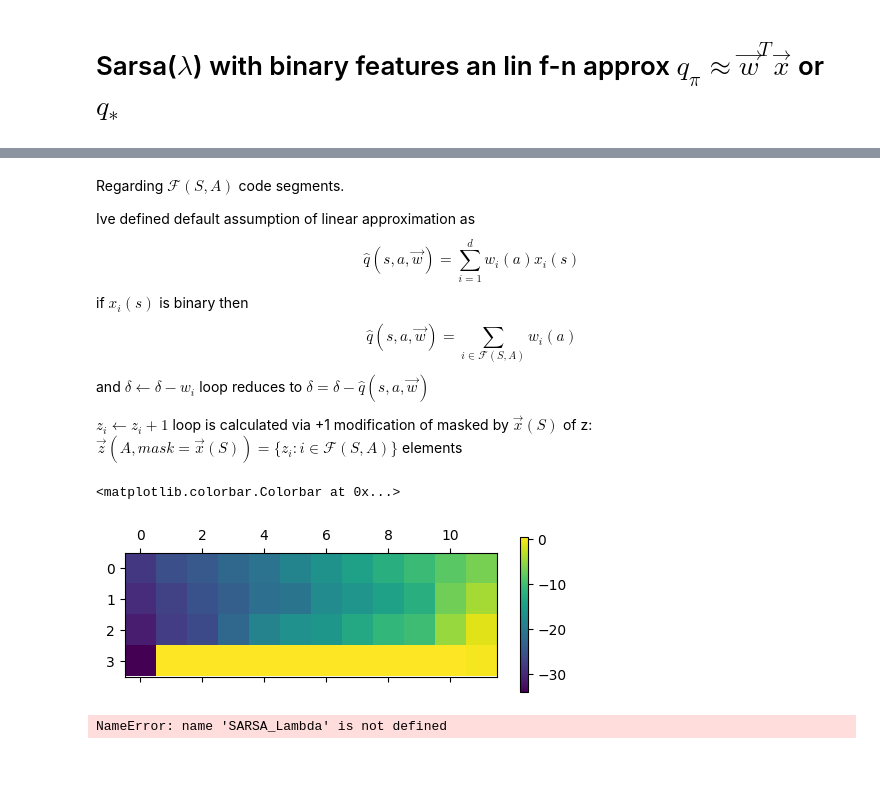
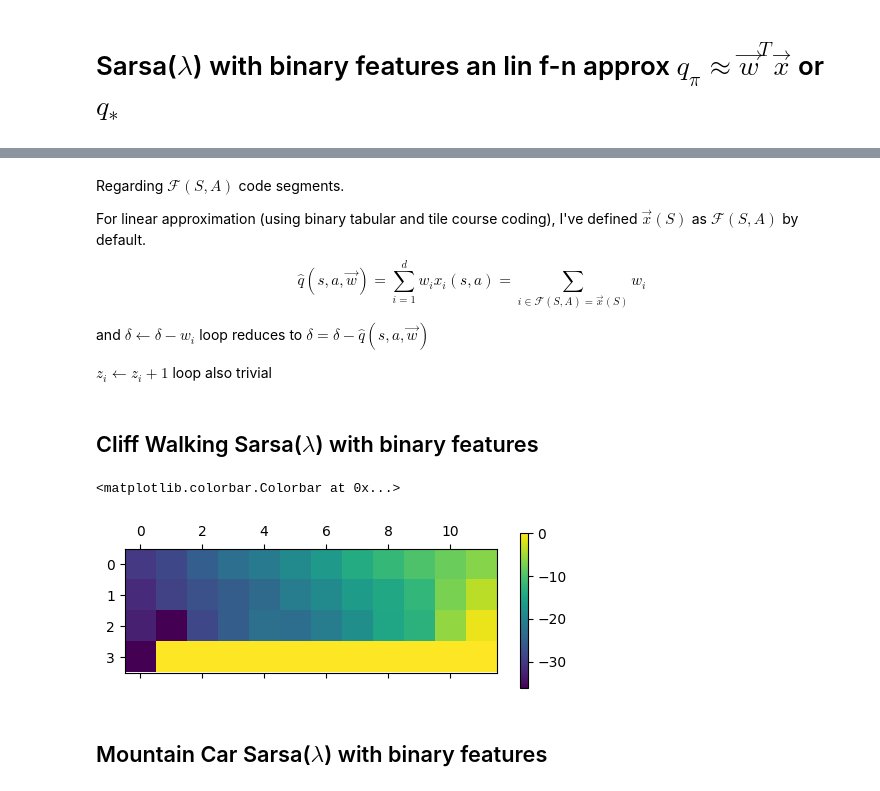
Before and after one commit to ajegorovs/aj_python_tool_lib, a Jupyter notebook: data_processing/neural_networks/RL_Reinforced_Learning/Sutton_P2_Ch12_Lambda_Methods.ipynb, the cells around one changed output, grey strips where cells are left out. Cells and saved outputs as stored; diff of their text form; code cells hidden in the pictures; blank space fills up the shorter version.

```diff
--- a/data_processing/neural_networks/RL_Reinforced_Learning/Sutton_P2_Ch12_Lambda_Methods.ipynb
+++ b/data_processing/neural_networks/RL_Reinforced_Learning/Sutton_P2_Ch12_Lambda_Methods.ipynb
@@ -207,11 +229,10 @@ plt.colorbar(c)
 # %% [markdown]
 Regarding $\mathcal{F}(S,A)$ code segments.
 
-Ive defined default assumption of linear approximation as
-$$\hat q(s,a, \vec{w}) = \sum_{i = 1}^d w_i(a) x_i(s)$$
-if $x_i(s)$ is binary then $$\hat q(s,a, \vec{w}) = \sum_{i \in \mathcal{F}(S,A)} w_i(a)$$
+For linear approximation (using binary tabular and tile course coding), I've defined $\vec{x}(S)$ as $\mathcal{F}(S,A)$ by default.
+$$\hat q(s,a, \vec{w}) = \sum_{i = 1}^d w_i x_i(s,a) = \sum_{i \in \mathcal{F}(S,A) = \vec{x}(S)} w_i $$
+
 and $\delta \leftarrow \delta - w_i$ loop reduces to $\delta  = \delta - \hat q(s,a, \vec{w})$
 
-$z_i \leftarrow z_i + 1$ loop
-is calculated via +1 modification of masked by $\vec{x}(S)$ of z: $\vec{z}(A,mask = \vec{x}(S)) = \{z_i:i \in \mathcal{F}(S,A)\}$ elements
+$z_i \leftarrow z_i + 1$ loop also trivial
 # %%
@@ -266,26 +285,14 @@ def SARSA_Lambda_Loop(env: SARSA_Lambda, N = 1):
     return
-# %%
-env = SARSA_Lambda("CliffWalking-v0", eps=0.4)
-env.init_policy_entries()
-env.init_Qsa(False, action=1)
-env.Wq[:,36] = [0.5,0,0,0]  # start- up
-env.Wq[:,-1] *= 0           # terminal rew 0
-env.init_policy()
-env.update_V()
-
-
-SARSA_Lambda_Loop(env, N = 1000)
-env.update_V()
-c = plt.matshow(env.Vs(None).reshape(4,12))
-plt.colorbar(c)
-# %% [output]
-<matplotlib.colorbar.Colorbar at 0x...>
-[figure, removed]
-# %%
-tx = ty = 40
-tn = 8
-tp = {'tiles_x' : tx, 'tiles_y' : ty, 'layers' : tn, 'offset' : [1/tx/tn]*2, 'max_entries_side' : 600}
-env = None
-env = SARSA_Lambda('MountainCar-v0',state_space_discrete=False, tile_params_d = tp, GAMMA = 1, ALPHA = 1/2/8)
-# %% [output]
-NameError: name 'SARSA_Lambda' is not defined
+# %% [markdown]
+## Cliff Walking Sarsa($\lambda$) with binary features
+# %%
+env_SARSA_Lambda= SARSA_Lambda("CliffWalking-v0", eps=0.4, tile_params=None)
+
+SARSA_Lambda_Loop(env_SARSA_Lambda, N = 2000)
+c = plt.matshow(env_SARSA_Lambda.Wq.reshape(4,12,4).max(-1))
+plt.colorbar(c)
+# %% [output]
+<matplotlib.colorbar.Colorbar at 0x...>
+[figure, added]
+# %% [markdown]
+## Mountain Car Sarsa($\lambda$) with binary features
```
Also changed, not shown: parts of 20 cells of this notebook, 1 other file.
